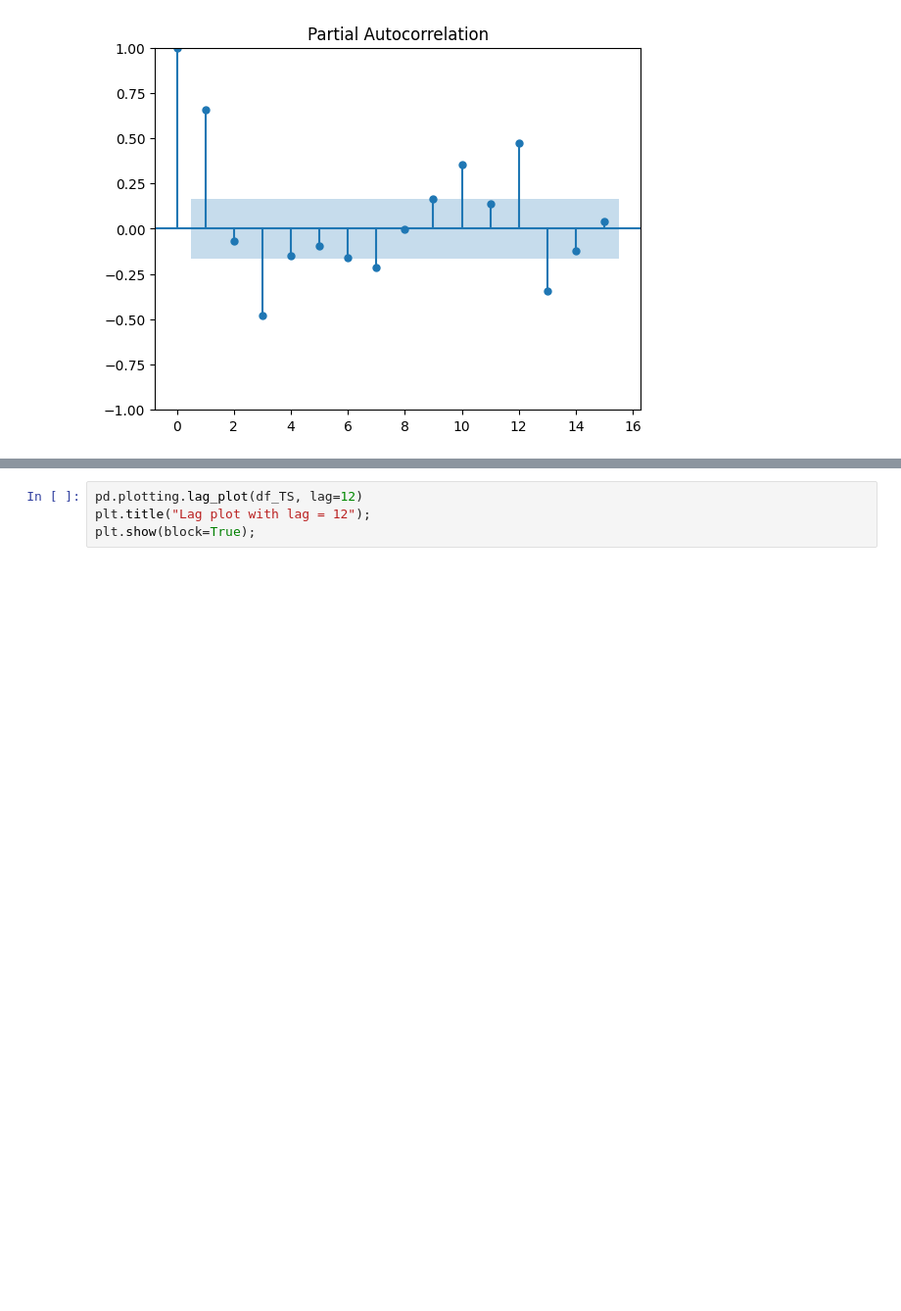
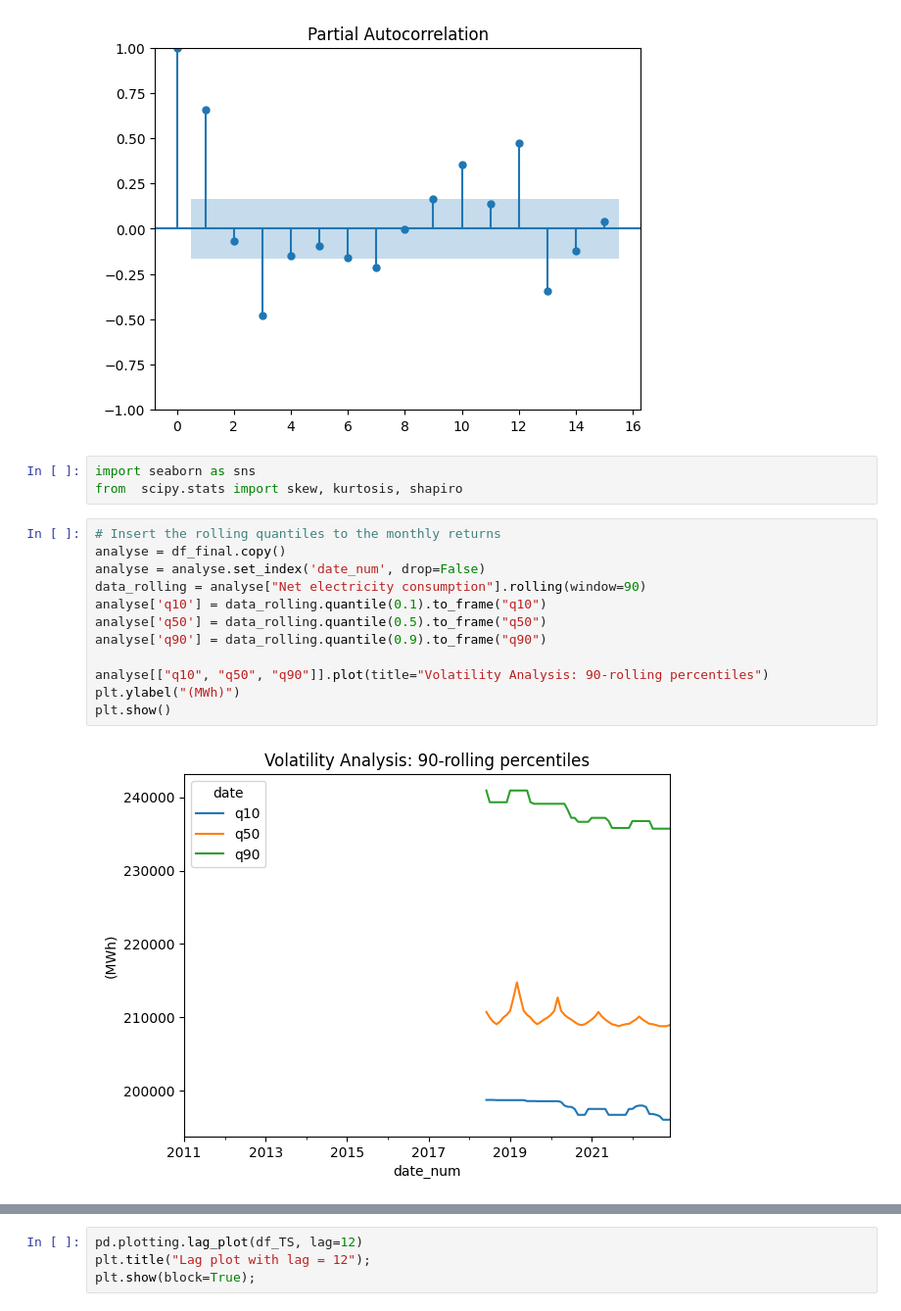
Before and after one commit to lilyhuong/FinE, a Jupyter notebook: Report_final_project_NGUYEN_Thi_Huong.ipynb, the cells around one changed output, grey strips where cells are left out. Shown at 98% size. Saved outputs shown, nothing was run; the diff lists cells and outputs as text; blank space fills up the shorter version.

```diff
--- a/Report_final_project_NGUYEN_Thi_Huong.ipynb
+++ b/Report_final_project_NGUYEN_Thi_Huong.ipynb
@@ -205,3 +211,20 @@ plot_pacf(df_TS, lags = 15)
 pyplot.show()
 # %% [output]
 [figure]
+# %%
+import seaborn as sns
+from  scipy.stats import skew, kurtosis, shapiro
+# %%
+# Insert the rolling quantiles to the monthly returns
+analyse = df_final.copy()
+analyse = analyse.set_index('date_num', drop=False)
+data_rolling = analyse["Net electricity consumption"].rolling(window=90)
+analyse['q10'] = data_rolling.quantile(0.1).to_frame("q10")
+analyse['q50'] = data_rolling.quantile(0.5).to_frame("q50")
+analyse['q90'] = data_rolling.quantile(0.9).to_frame("q90")
+
+analyse[["q10", "q50", "q90"]].plot(title="Volatility Analysis: 90-rolling percentiles")
+plt.ylabel("(MWh)")
+plt.show()
+# %% [output]
+[figure, added]
```
Also changed, not shown: parts of 11 cells of this notebook.
